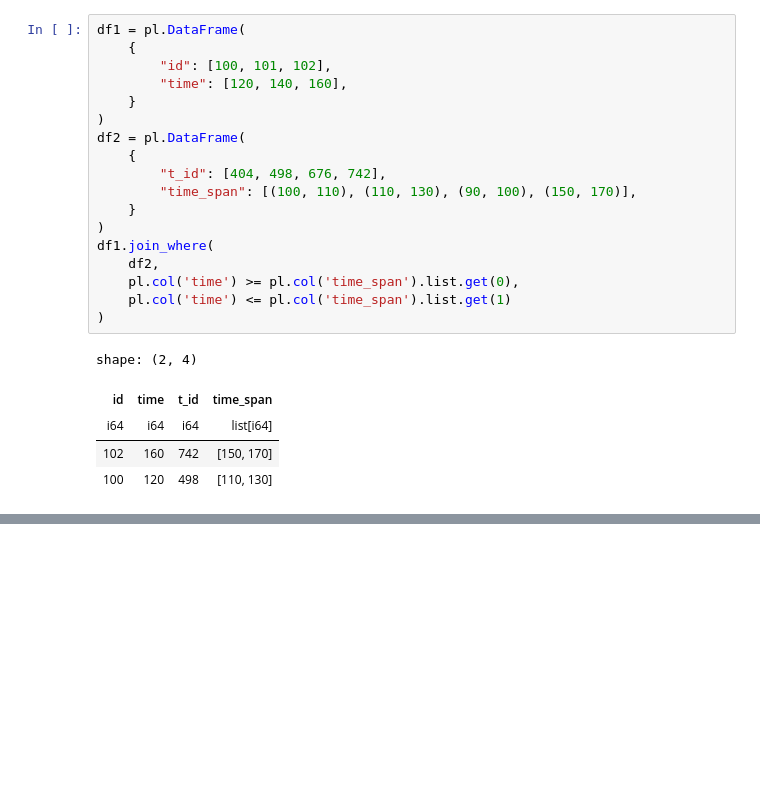
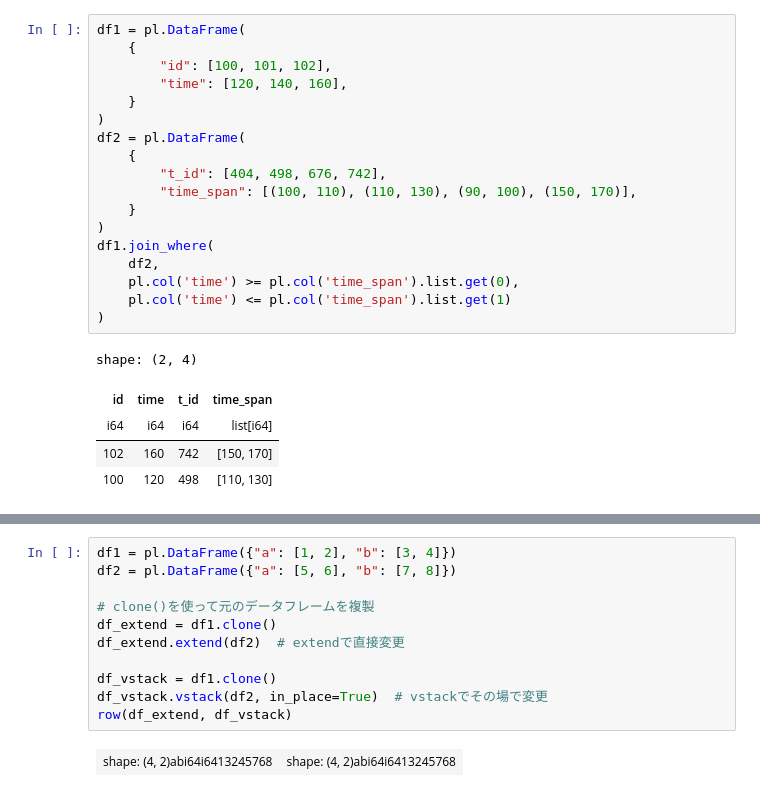
Before and after one commit to ruoyu0088/polars_guide, a Jupyter notebook: polars_guide/040_polars_combine_tables.ipynb, the cells around one changed output, grey strips where cells are left out. Cells and saved outputs as stored; diff of their text form; blank space fills up the shorter version.

Commit message:
add extend vstack ... methods

```diff
--- a/polars_guide/040_polars_combine_tables.ipynb
+++ b/polars_guide/040_polars_combine_tables.ipynb
@@ -346,0 +354,13 @@ shape: (2, 4)
+# %%
+df1 = pl.DataFrame({"a": [1, 2], "b": [3, 4]})
+df2 = pl.DataFrame({"a": [5, 6], "b": [7, 8]})
+
+# clone()を使って元のデータフレームを複製
+df_extend = df1.clone()
+df_extend.extend(df2)  # extendで直接変更
+
+df_vstack = df1.clone()
+df_vstack.vstack(df2, in_place=True)  # vstackでその場で変更
+row(df_extend, df_vstack)
+# %% [output]
+| shape: (4, 2)abi64i6413245768 | shape: (4, 2)abi64i6413245768 |
```
Also changed, not shown: parts of 15 cells of this notebook.
